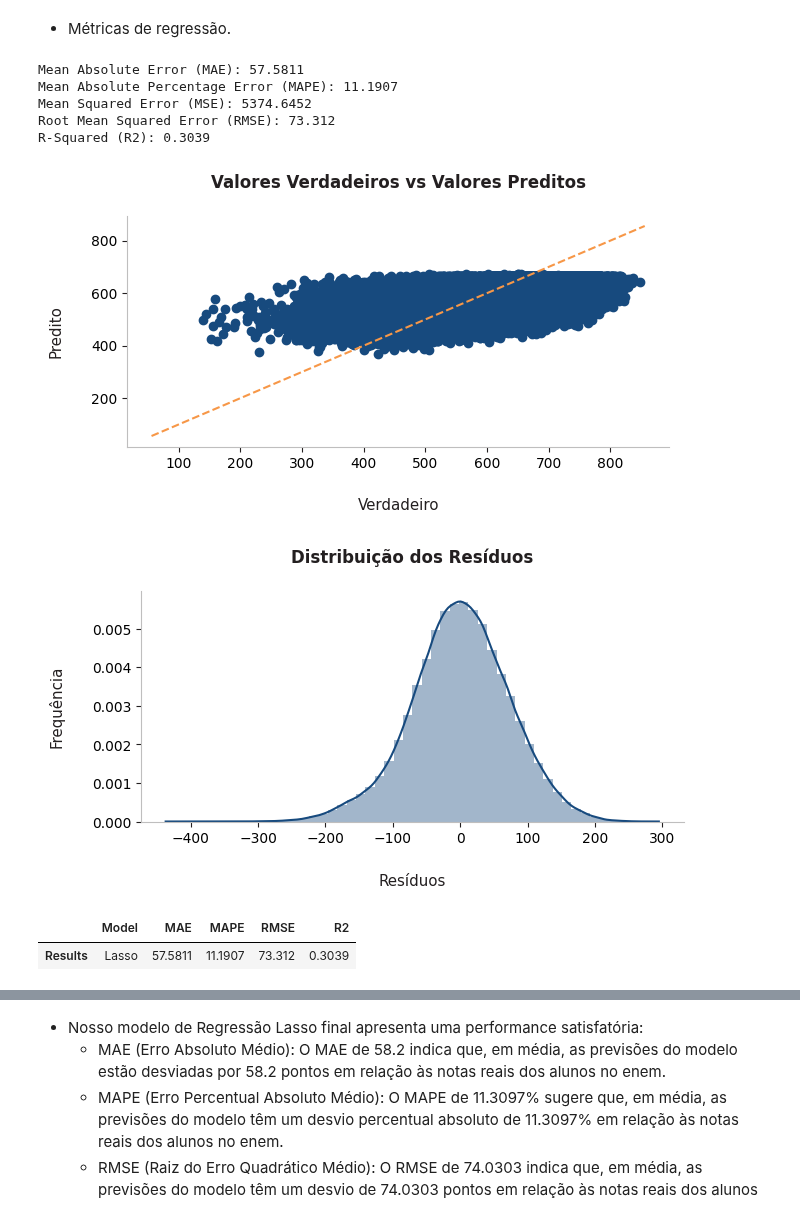
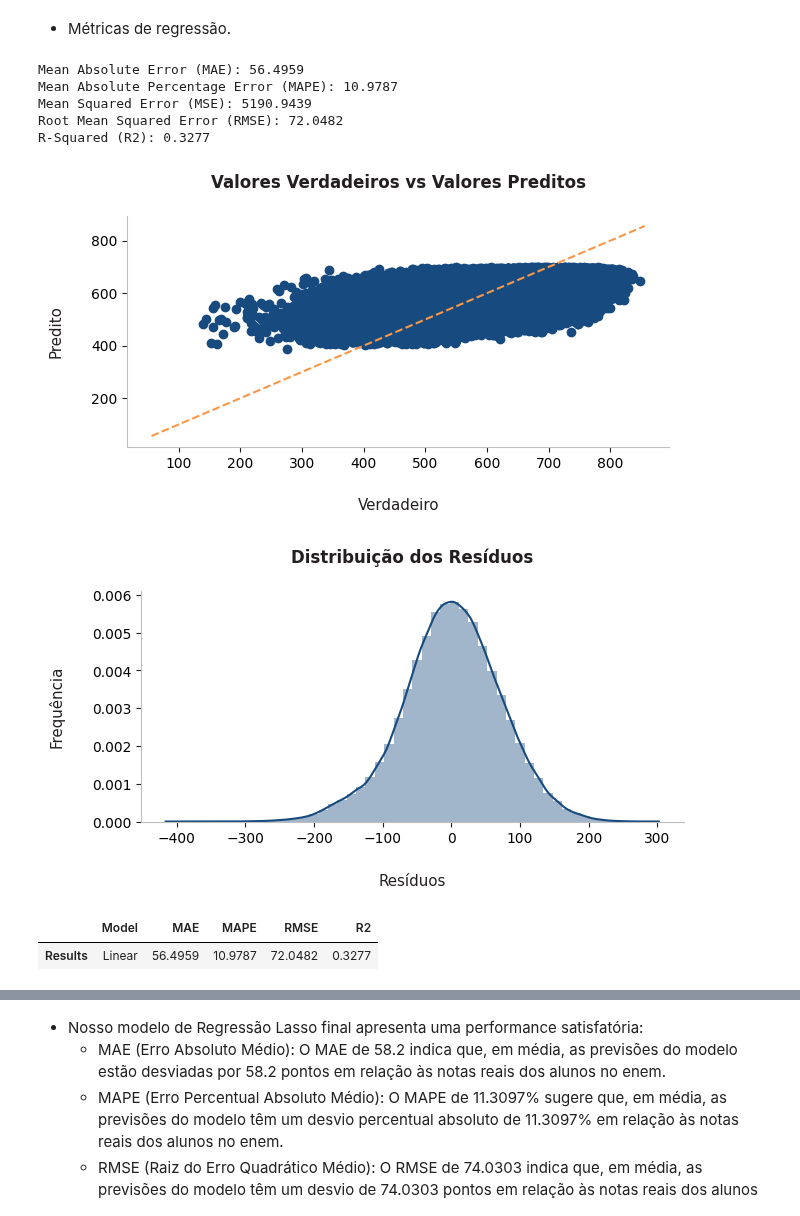
Before and after one commit to allmeidaapedro/Enem-Analysis, a Jupyter notebook: notebooks/3_modelling_desempenho.ipynb, the cells around one changed output, grey strips where cells are left out. Saved outputs shown, nothing was run; the diff lists cells and outputs as text; code cells hidden in the pictures.

```diff
--- a/notebooks/3_modelling_desempenho.ipynb
+++ b/notebooks/3_modelling_desempenho.ipynb
@@ -416,7 +417,7 @@ X_train_prepared.shape, X_val_prepared.shape, X_test_prepared.shape
 # Obtaining a dataframe of preprocessed data for further interpretation purposes, when analyzing feature importances, for example.
 cols = ['faixa_etaria', 'status_conclusao_ensino_medio', 'escolaridade_pai', 'escolaridade_mae',
         'renda_familiar_mensal', 'centro_oeste', 'nordeste', 'norte', 'sudeste', 'sul', 'sexo', 'treineiro',
-        'lingua', 'possui_celular_em_casa', 'possui_computador_em_casa', 'acesso_internet_em_casa']
+        'lingua', 'numero_pessoas_em_casa', 'possui_computador_em_casa', 'acesso_internet_em_casa', 'possui_celular_em_casa']
 X_train_prep_df = pd.DataFrame(X_train_prepared, columns=cols)
 X_val_prep_df = pd.DataFrame(X_val_prepared, columns=cols)
 X_test_prep_df = pd.DataFrame(X_test_prepared, columns=cols)
@@ -590,16 +591,17 @@ Best Hyperparameters: {'alpha': 0.5, 'precompute': True, 'max_iter': 1000, 'tol'
 - Treinando o modelo final em todo o conjunto (treino + validação), com os melhores parâmetros encontrados na busca bayesiana e efetuando as predições.
 # %%
 # Obtaining best model with best parameters found in bayesian optimization.
-best_params = {'alpha': 0.5, 'precompute': True, 'max_iter': 1000, 'tol': 0.06959664902680052, 'warm_start': True, 'selection': 'cyclic'}
-lasso_reg = Lasso(**best_params)
+#best_params = {'alpha': 0.5, 'precompute': True, 'max_iter': 1000, 'tol': 0.06959664902680052, 'warm_start': True, 'selection': 'cyclic'}
+#lasso_reg = Lasso(**best_params)
 
+lgb = LGBMRegressor(verbose=-1)
 # Obtaining training + validation predictor and target sets.
 X_train_prep_full = pd.concat([X_train_prep_df, X_val_prep_df])
 y_train_full = pd.concat([y_train, y_val])
 
 # Fitting the model to the training data and predicting.
-lasso_reg.fit(X_train_prep_full, y_train_full)
-y_pred = lasso_reg.predict(X_test_prep_df)
+lgb.fit(X_train_prep_full, y_train_full)
+y_pred = lgb.predict(X_test_prep_df)
 # %% [markdown]
 - Observando alguns valores reais e preditos para a nota geral.
 # %%
@@ -627,20 +629,20 @@ actual_pred_df.sample(15)
 # %% [markdown]
 - Métricas de regressão.
 # %%
-df_results = evaluate_regressor(y_test, y_pred, y_train_full, 'Lasso')
+df_results = evaluate_regressor(y_test, y_pred, y_train_full, 'Linear')
 # %% [output]
-Mean Absolute Error (MAE): 57.5811
-Mean Absolute Percentage Error (MAPE): 11.1907
-Mean Squared Error (MSE): 5374.6452
-Root Mean Squared Error (RMSE): 73.312
-R-Squared (R2): 0.3039
+Mean Absolute Error (MAE): 56.4959
+Mean Absolute Percentage Error (MAPE): 10.9787
+Mean Squared Error (MSE): 5190.9439
+Root Mean Squared Error (RMSE): 72.0482
+R-Squared (R2): 0.3277
-[figure, old version]
+[figure, new version]
-[figure, old version]
+[figure, new version]
 # %%
 df_results
 # %% [output]
 |  | Model | MAE | MAPE | RMSE | R2 |
-| Results | Lasso | 57.5811 | 11.1907 | 73.312 | 0.3039 |
+| Results | Linear | 56.4959 | 10.9787 | 72.0482 | 0.3277 |
 # %%
 print(f'Valor mínimo predito = {round(y_pred.min(), 2):.2f}  |  Valor mínimo real = {round(y_test.min(), 2):.2f}')
 print(f'Valor máximo predito = {round(y_pred.max(), 2):.2f}  |  Valor máximo real = {round(y_test.max(), 2):.2f}')
```
Also changed, not shown: parts of 7 cells of this notebook.
